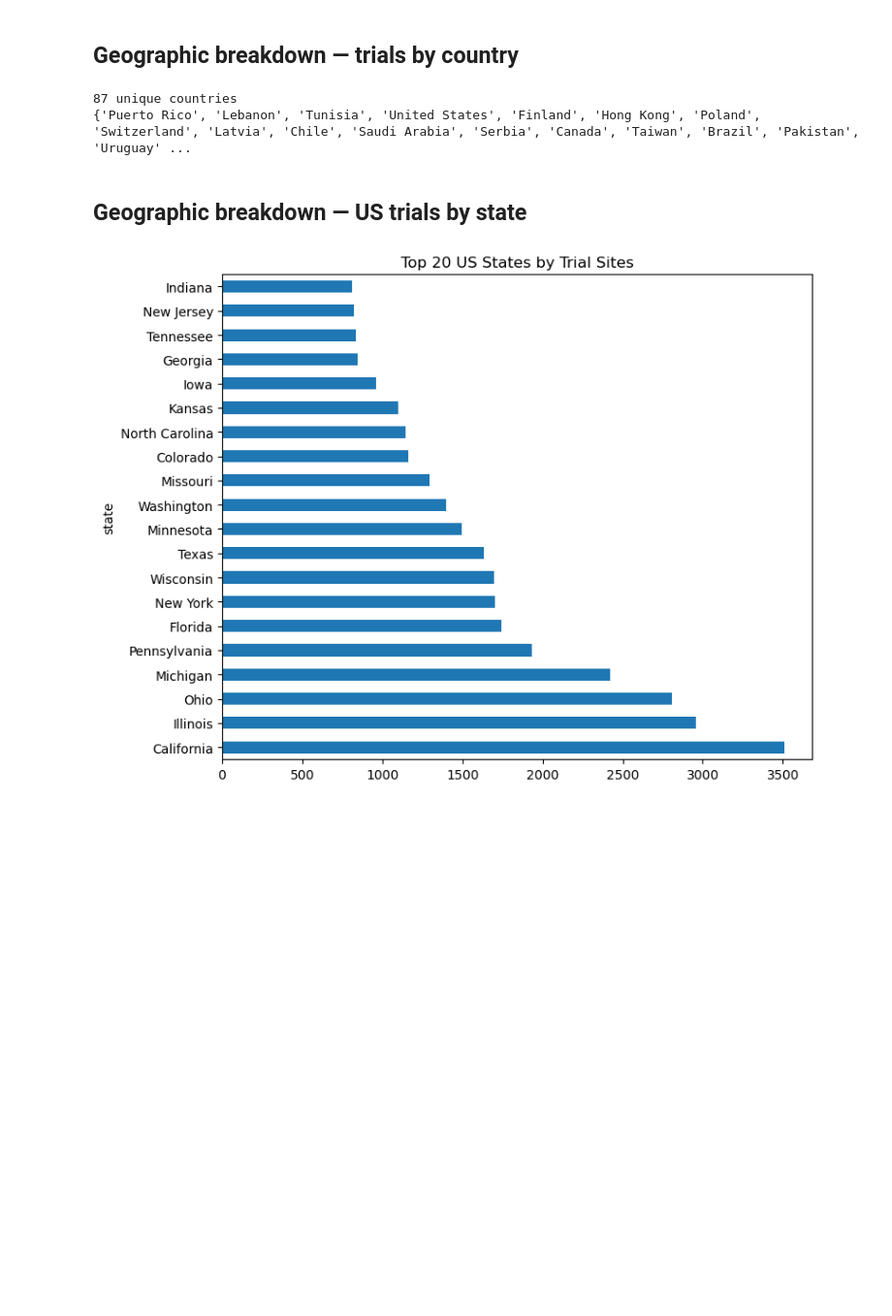
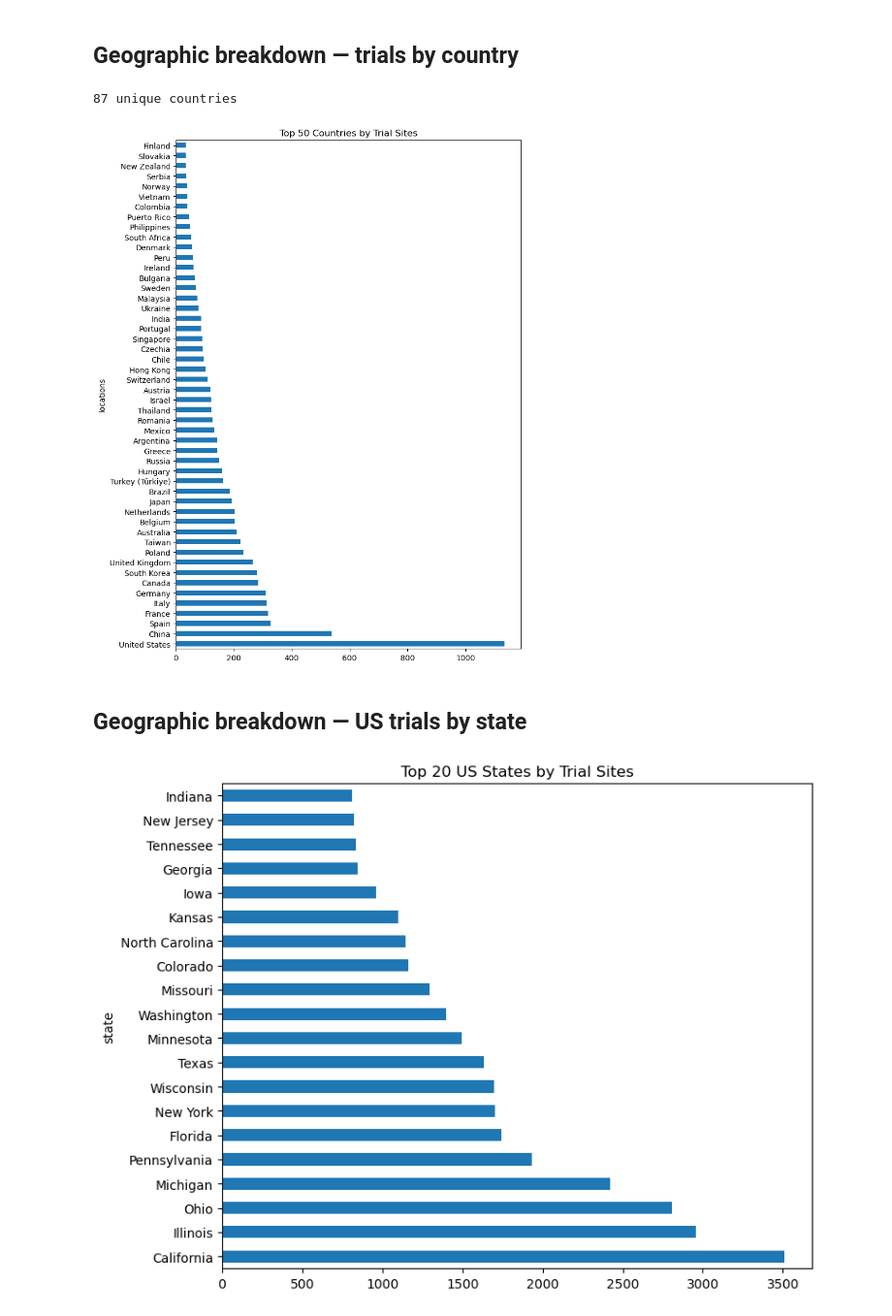
Before and after one commit to rishikiram/TACT, a Jupyter notebook: backend_py/eda.ipynb, the cells around one changed output. Shown at 97% size. Cells and saved outputs as stored; diff of their text form; code cells hidden in the pictures; blank space fills up the shorter version.

```diff
--- a/backend_py/eda.ipynb
+++ b/backend_py/eda.ipynb
@@ -73,20 +81,17 @@ plt.show()
 # %%
 # Each study can have many locations — explode them out
 locs = df['locations'].dropna().apply(json.loads)
-study_countries = locs.apply(lambda loc_set: {loc.get('country') for loc in loc_set})
-study_countries.head(10)
-countries = set(study_countries.explode().dropna())
+study_countries = locs.apply(lambda loc_set: {loc.get('country') for loc in loc_set}) # set of countries per study, so a country can only be counted once per study
+countries = set(study_countries.explode().dropna()) # nan come from missing locations, many are widthdrawn studies with no locations
 print(len(countries), "unique countries")
-print(countries)
-# countries.value_counts().head(20).plot(
-#     kind='barh', figsize=(8, 6), title='Top 20 Countries by Trial Sites'
-# )
-# print(f"Trials conducted in {countries.nunique()} unique countries")
-# plt.tight_layout()
-# plt.show()
+study_countries.explode().value_counts().head(50).plot(
+    kind='barh', figsize=(8, 10), title='Top 50 Countries by Trial Sites'
+)
+plt.tight_layout()
+plt.show()
 # %% [output]
 87 unique countries
-{'Puerto Rico', 'Lebanon', 'Tunisia', 'United States', 'Finland', 'Hong Kong', 'Poland', 'Switzerland', 'Latvia', 'Chile', 'Saudi Arabia', 'Serbia', 'Canada', 'Taiwan', 'Brazil', 'Pakistan', 'Uruguay' ...
+[figure, added]
 # %% [markdown]
 ## Geographic breakdown — US trials by state
 # %%
```
Also changed, not shown: parts of 2 cells of this notebook, 2 other files.
